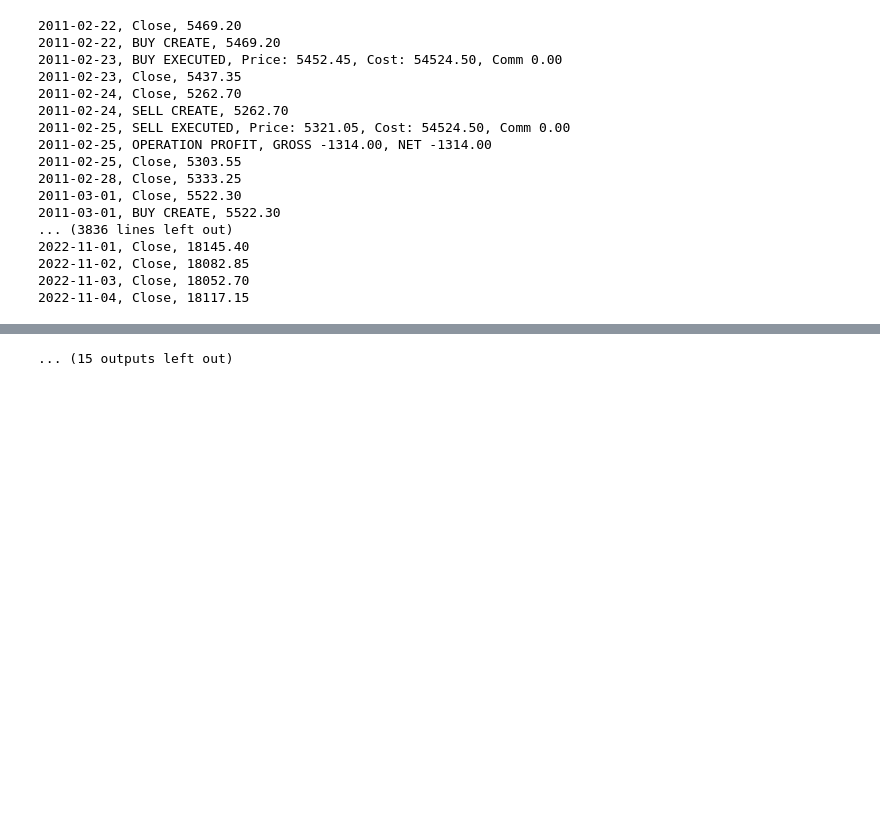
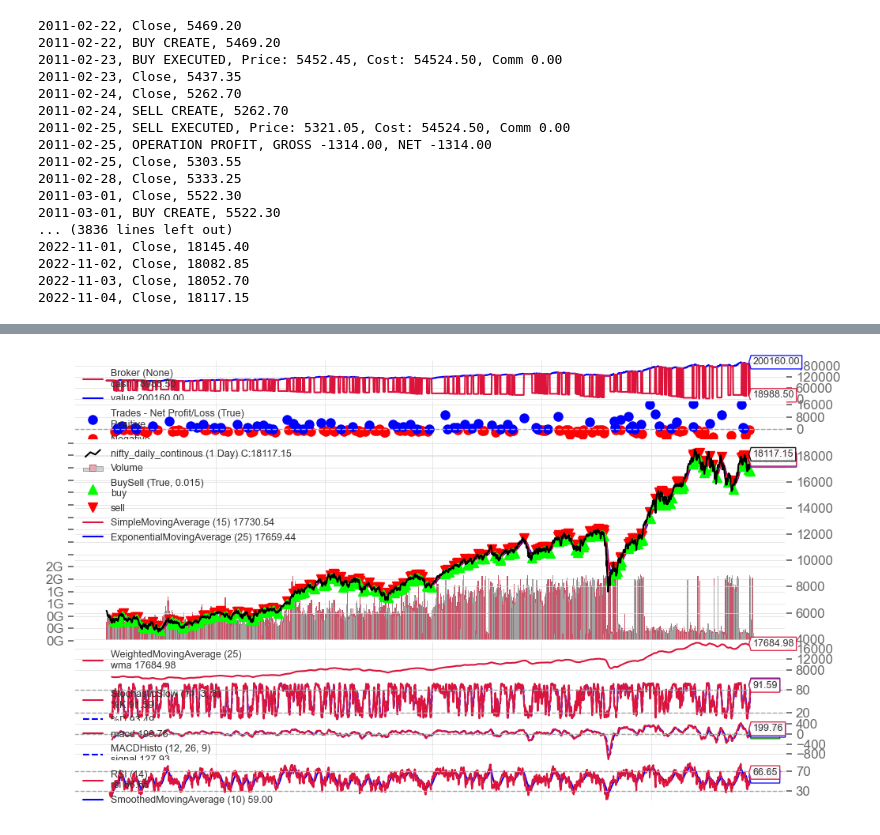
Before and after one commit to intilt/Intrade_ai, a Jupyter notebook: Notebooks/pyfolio/pyfolio_min_data.ipynb, the cells around one changed output, grey strips where cells are left out. Saved outputs shown, nothing was run; the diff lists cells and outputs as text; code cells hidden in the pictures; blank space fills up the shorter version.

```diff
--- a/Notebooks/pyfolio/pyfolio_min_data.ipynb
+++ b/Notebooks/pyfolio/pyfolio_min_data.ipynb
@@ -3,7 +3,3 @@ import pyfolio as pf
 import matplotlib.pyplot as plt
 import pandas as pd
 import backtrader as bt
-# %%
-data = pd.read_csv('../../Data/Nifty/nifty_1day_continous.csv')
-data = data.set_index('datetime')
-data.insert(4, "adj close", data['close'], True)
@@ -134,7 +128,7 @@ if __name__ == '__main__':
 
     # Create a Data Feed
     data = bt.feeds.YahooFinanceCSVData(
-        dataname='testing.csv',
+        dataname='../nifty_daily_continous.csv',
         # Do not pass values before this date
         fromdate=datetime.datetime(2011, 1, 3),
         # Do not pass values before this date
@@ -208 +193 @@ if __name__ == '__main__':
-... (15 outputs left out)
+[figure, added]
```
Also changed, not shown: parts of 2 cells of this notebook, 56 other files.
